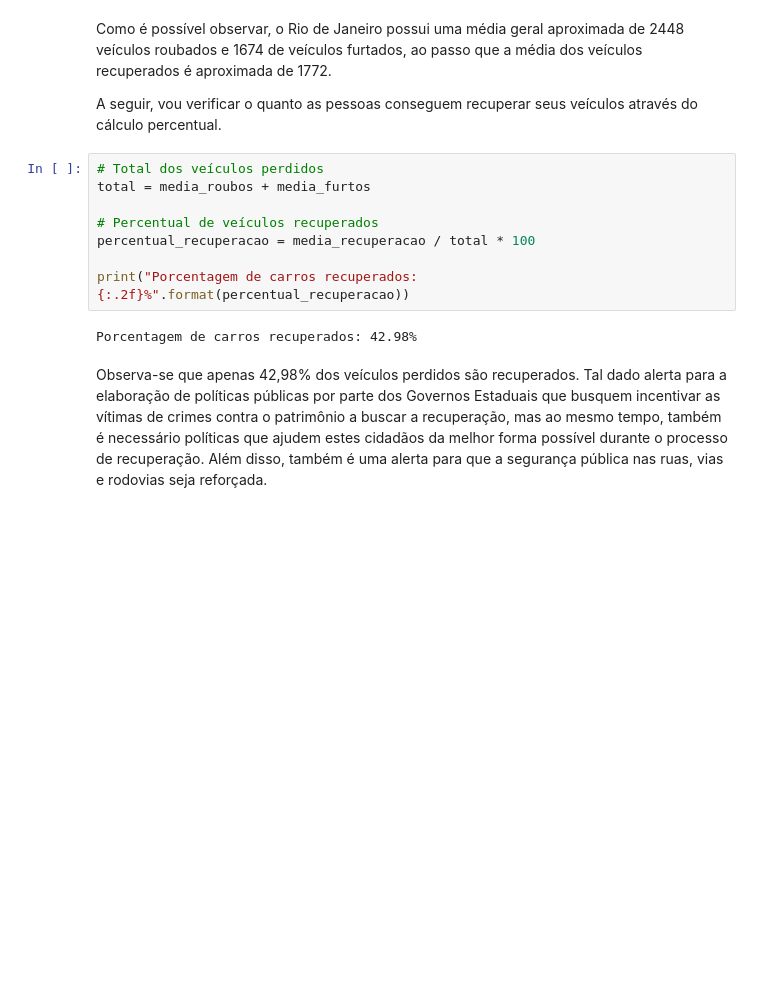
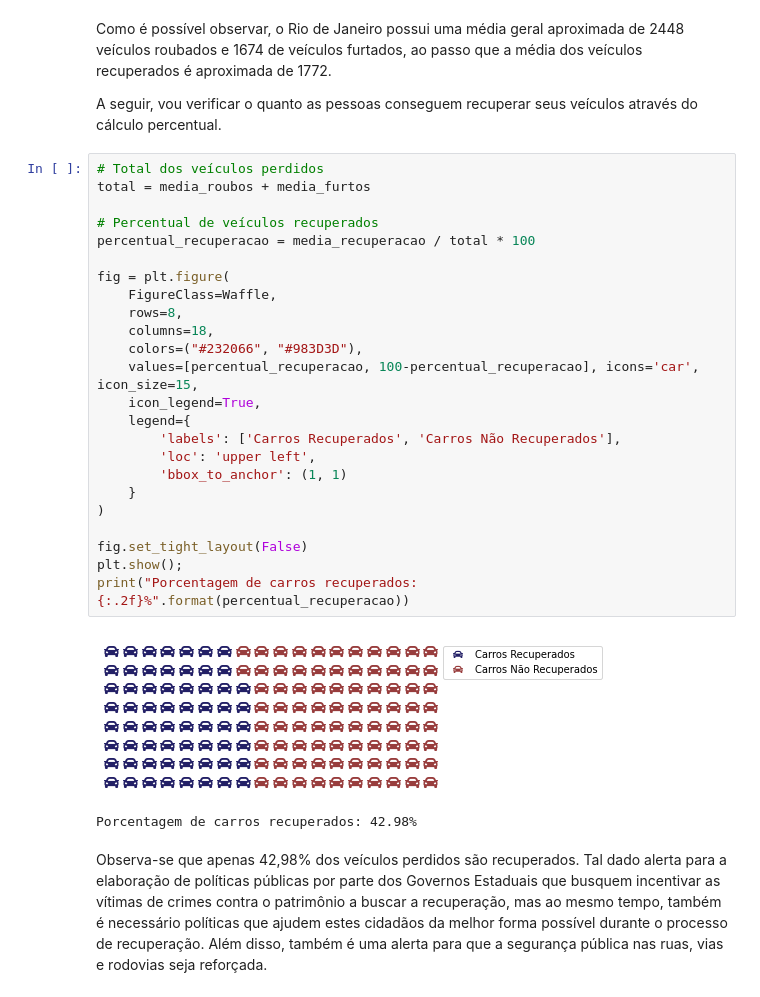
Before and after one commit to andremarinho17/data_projects, a Jupyter notebook: Analise_da_Violência_no_Rio_de_Janeiro.ipynb, the cells around one changed output. Cells and saved outputs as stored; diff of their text form; blank space fills up the shorter version.

```diff
--- a/Analise_da_Violência_no_Rio_de_Janeiro.ipynb
+++ b/Analise_da_Violência_no_Rio_de_Janeiro.ipynb
@@ -252,12 +256,29 @@ A seguir, vou verificar o quanto as pessoas conseguem recuperar seus veículos a
 # %%
 # Total dos veículos perdidos
 total = media_roubos + media_furtos
 
 # Percentual de veículos recuperados
 percentual_recuperacao = media_recuperacao / total * 100
 
+fig = plt.figure(
+    FigureClass=Waffle,
+    rows=8,
+    columns=18,
+    colors=("#232066", "#983D3D"),
+    values=[percentual_recuperacao, 100-percentual_recuperacao], icons='car', icon_size=15,
+    icon_legend=True,
+    legend={
+        'labels': ['Carros Recuperados', 'Carros Não Recuperados'],
+        'loc': 'upper left',
+        'bbox_to_anchor': (1, 1)
+    }
+)
+
+fig.set_tight_layout(False)
+plt.show();
 print("Porcentagem de carros recuperados: {:.2f}%".format(percentual_recuperacao))
 # %% [output]
+[figure, added]
 Porcentagem de carros recuperados: 42.98%
 # %% [markdown]
 Observa-se que apenas 42,98% dos veículos perdidos são recuperados. Tal dado alerta para a elaboração de políticas públicas por parte dos Governos Estaduais que busquem incentivar as vítimas de crimes contra o patrimônio a buscar a recuperação, mas ao mesmo tempo, também é necessário políticas que ajudem estes cidadãos da melhor forma possível durante o processo de recuperação. Além disso, também é uma alerta para que a segurança pública nas ruas, vias e rodovias seja reforçada.
```
Also changed, not shown: parts of 19 cells of this notebook.
